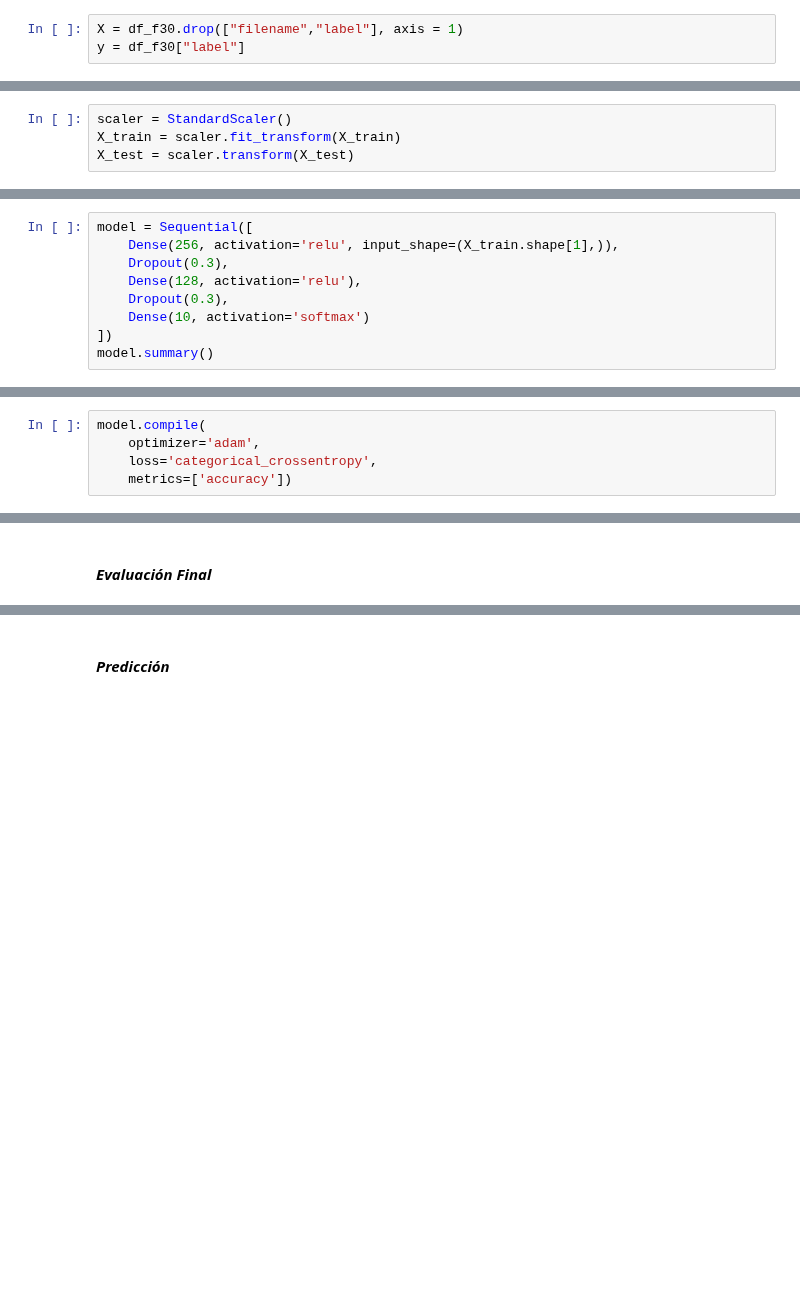
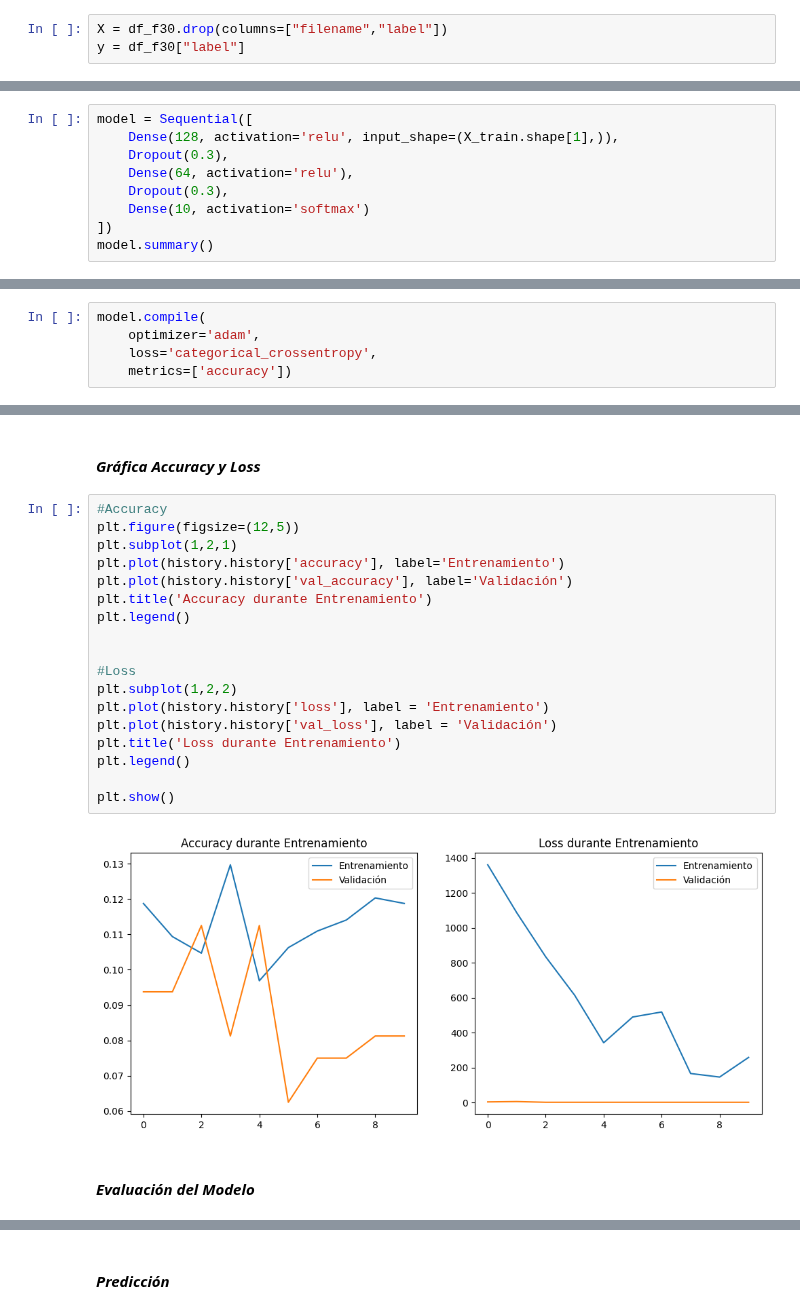
Before and after one commit to gdesirena/HyAIA_Repositorio_Clase, a Jupyter notebook: Proyecto_Final/Proyecto Final (Clasificación de Generos de Música).ipynb, the cells around one changed output, grey strips where cells are left out. Cells and saved outputs as stored; diff of their text form; blank space fills up the shorter version.

```diff
--- a/Proyecto_Final/Proyecto Final (Clasificación de Generos de Música).ipynb
+++ b/Proyecto_Final/Proyecto Final (Clasificación de Generos de Música).ipynb
@@ -204,7 +184,7 @@ Para un mejor manejo de datos seleccione el dataset features_30_sec.csv, DataFra
 # %% [markdown]
 #### *Separar características y etiquetas, así como su codificación y one-hot*
 # %%
-X = df_f30.drop(["filename","label"], axis = 1)
+X = df_f30.drop(columns=["filename","label"])
 y = df_f30["label"]
 # %%
 X
@@ -277,10 +298,6 @@ array([[1., 0., 0., ..., 0., 0., 0.],
 X_train, X_test, y_train, y_test = train_test_split(X, y_one_hot, test_size=0.2, stratify= y_one_hot, random_state=42)
 # %% [markdown]
 #### *Estandarización*
-# %%
-scaler = StandardScaler()
-X_train = scaler.fit_transform(X_train)
-X_test = scaler.transform(X_test)
 # %%
 X_train
 # %% [output]
@@ -318,8 +352,8 @@ array([[-0.28678096,  0.37873452,  1.31809154, ..., -0.33946738,
 # %%
 model = Sequential([
-    Dense(256, activation='relu', input_shape=(X_train.shape[1],)),
+    Dense(128, activation='relu', input_shape=(X_train.shape[1],)),
     Dropout(0.3),
-    Dense(128, activation='relu'),
+    Dense(64, activation='relu'),
     Dropout(0.3),
     Dense(10, activation='softmax')
 ])
@@ -399,4 +433,26 @@ Epoch 10/50
+# %% [markdown]
+#### *Gráfica Accuracy y Loss*
+# %%
+#Accuracy
+plt.figure(figsize=(12,5))
+plt.subplot(1,2,1)
+plt.plot(history.history['accuracy'], label='Entrenamiento')
+plt.plot(history.history['val_accuracy'], label='Validación')
+plt.title('Accuracy durante Entrenamiento')
+plt.legend()
+
+
+#Loss
+plt.subplot(1,2,2)
+plt.plot(history.history['loss'], label = 'Entrenamiento')
+plt.plot(history.history['val_loss'], label = 'Validación')
+plt.title('Loss durante Entrenamiento')
+plt.legend()
+
+plt.show()
+# %% [output]
+[figure, added]
 # %% [markdown]
-#### *Evaluación Final*
+#### *Evaluación del Modelo*
 # %%
 test_loss, test_accuracy = model.evaluate(X_test, y_test)
```
Also changed, not shown: parts of 28 cells of this notebook.
